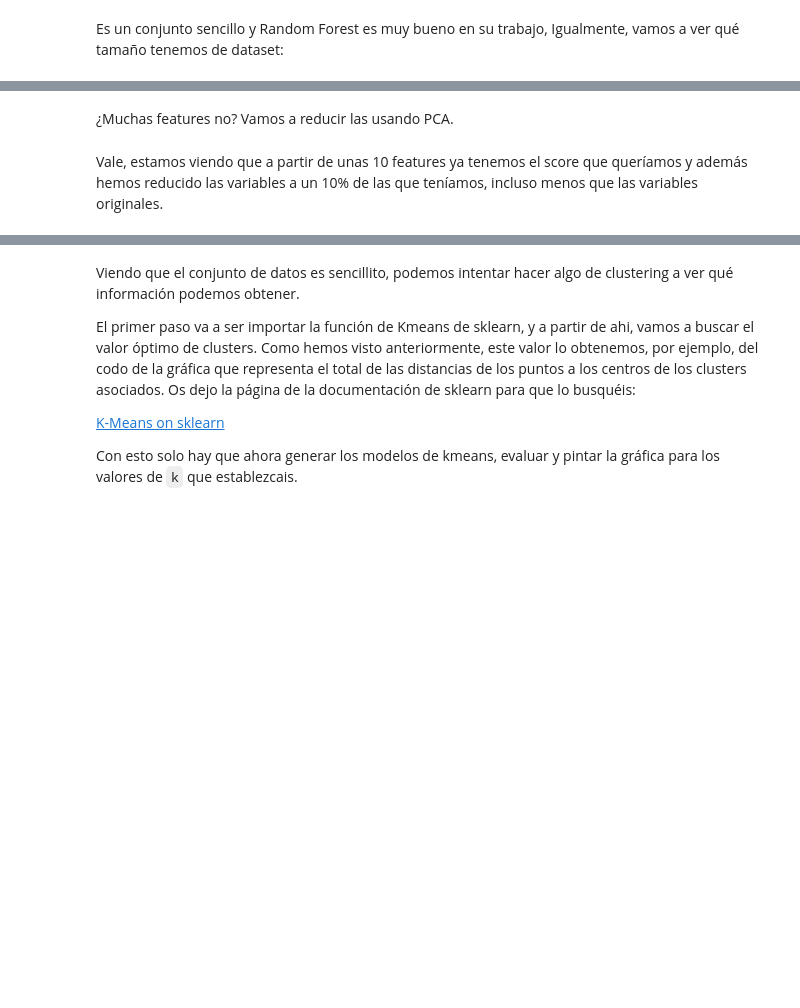
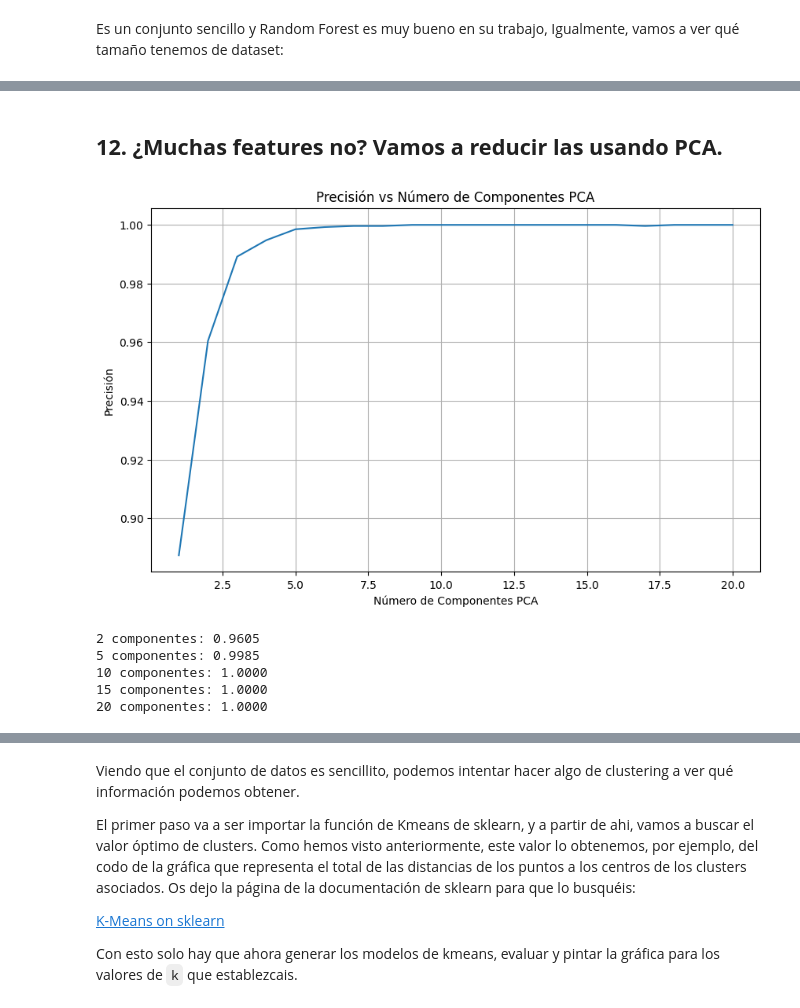
Before and after one commit to peperuizdev/proyecto8_mushroom-clustering, a Jupyter notebook: notebooks/workshop-clustering-pca-pepe.ipynb, the cells around one changed output, grey strips where cells are left out. Cells and saved outputs as stored; diff of their text form; code cells hidden in the pictures; blank space fills up the shorter version.

```diff
--- a/notebooks/workshop-clustering-pca-pepe.ipynb
+++ b/notebooks/workshop-clustering-pca-pepe.ipynb
@@ -93,5 +319,11 @@ Igualmente, vamos a entrenar un clasificador a ver qué tal lo hace antes de edi
 from sklearn.ensemble import RandomForestClassifier
 
 # 1. Definir el clasificador y el número de estimadores
+rf = RandomForestClassifier(n_estimators=100, random_state=42)
+
 # 2. Entrenar en train
+rf.fit(X_train, y_train)
+
 # 3. Calcular la precisión sobre test
+accuracy = rf.score(X_test, y_test)
+print(f"Precisión de Random Forest: {accuracy:.4f} ({accuracy*100:.2f}%)")
@@ -102,22 +359,43 @@ X_train.shape
 # %% [markdown]
-¿Muchas features no? Vamos a reducir las usando PCA.
+## **12. ¿Muchas features no? Vamos a reducir las usando PCA.**
 # %%
-n_features = # definir un rango de valores a probar
+n_features = range(1, 21)  # definir un rango de valores a probar
 scores = []
 
 for n in n_features:
+   # Hacer PCA sobre X_train
+   # 1. Definir PCA
+   pca = PCA(n_components=n)
+   # 2. Aprender PCA sobre X_train
+   X_train_pca = pca.fit_transform(X_train)
+   X_test_pca = pca.transform(X_test)
 
-    # Hacer PCA sobre X_train
-    # 1. Definir PCA
-    # 2. Aprender PCA sobre X_train
+   # Entrenar Random Forest
+   # 1. Definir el RF
+   rf = RandomForestClassifier(n_estimators=100, random_state=42)
+   # 2. Entrenar clasificador
+   rf.fit(X_train_pca, y_train)
 
-    # Entrenar Random Forest
-    # 1. Definir el RF
-    # 2. Entrenar clasificador
+   # Guardar el score
+   score = rf.score(X_test_pca, y_test)
+   scores.append(score)
 
-    # Guardar el score
+plt.figure(figsize=(10, 6))
+sns.lineplot(x=n_features, y=scores)
+plt.xlabel('Número de Componentes PCA')
+plt.ylabel('Precisión')
+plt.title('Precisión vs Número de Componentes PCA')
+plt.grid(True)
+plt.show()
 
-
-sns.lineplot(x=n_features, y=scores)
+# Mostrar algunos valores específicos
+for i in [2, 5, 10, 15, 20]:
+   if i <= len(scores):
+       print(f"{i} componentes: {scores[i-1]:.4f}")
+# %% [output]
+[figure, added]
+2 componentes: 0.9605
+5 componentes: 0.9985
+10 componentes: 1.0000
+15 componentes: 1.0000
+20 componentes: 1.0000
-# %% [markdown]
-Vale, estamos viendo que a partir de unas 10 features ya tenemos el score que queríamos y además hemos reducido las variables a un 10% de las que teníamos, incluso menos que las variables originales.
```
Also changed, not shown: parts of 65 cells of this notebook.
